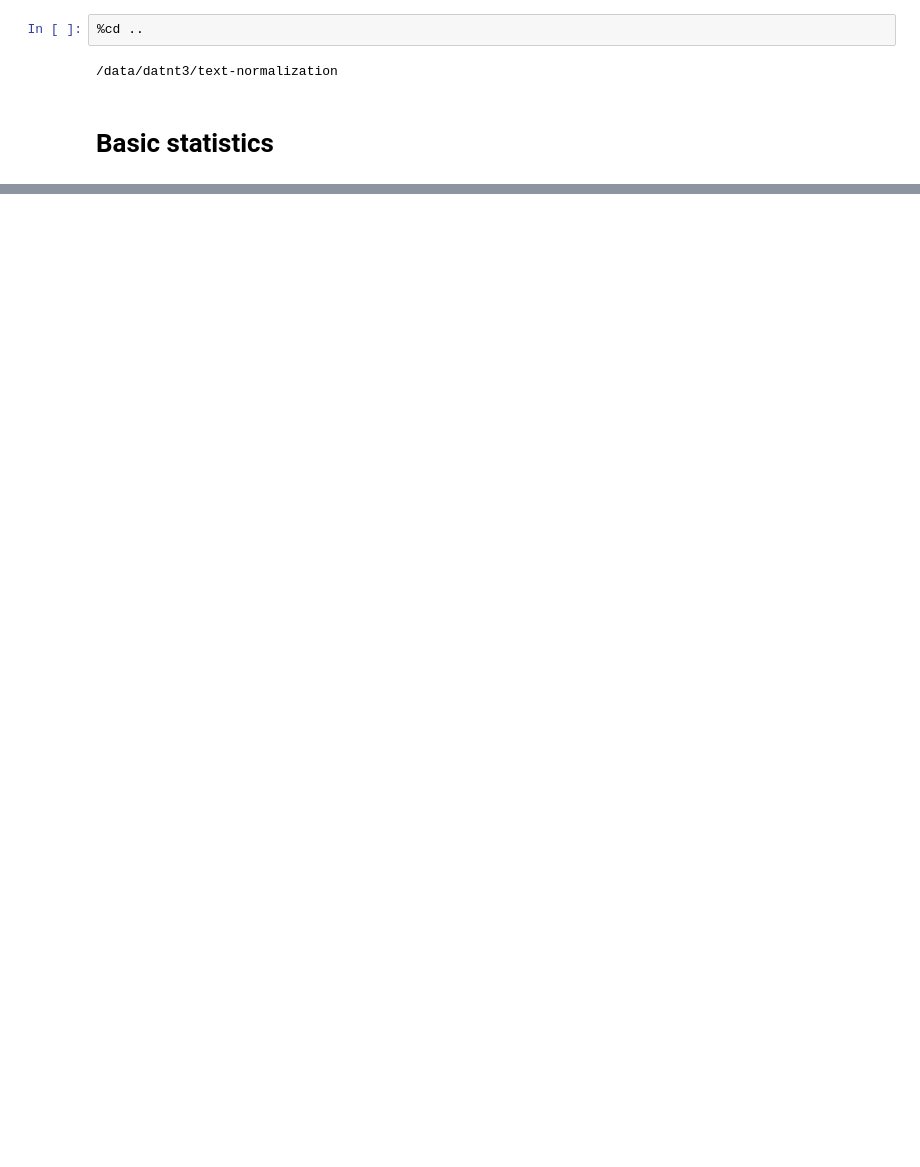
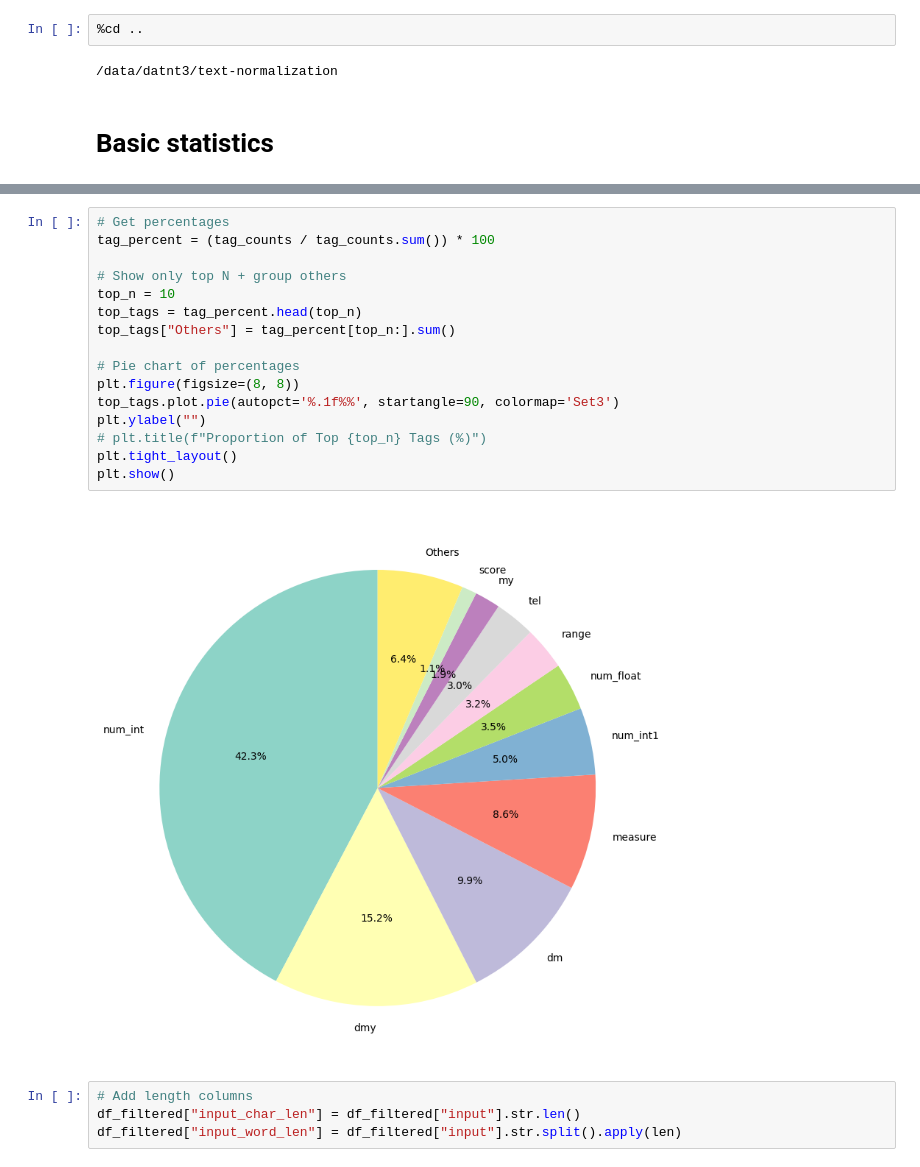
Before and after one commit to datnt3/text-normalization, a Jupyter notebook: notebooks/eda.ipynb, the cells around one changed output, grey strips where cells are left out. Saved outputs shown, nothing was run; the diff lists cells and outputs as text; blank space fills up the shorter version.

```diff
--- a/notebooks/eda.ipynb
+++ b/notebooks/eda.ipynb
@@ -90,0 +97,22 @@ TypeError: '<' not supported between instances of 'NoneType' and 'int'
+# %%
+# Get percentages
+tag_percent = (tag_counts / tag_counts.sum()) * 100
+
+# Show only top N + group others
+top_n = 10
+top_tags = tag_percent.head(top_n)
+top_tags["Others"] = tag_percent[top_n:].sum()
+
+# Pie chart of percentages
+plt.figure(figsize=(8, 8))
+top_tags.plot.pie(autopct='%.1f%%', startangle=90, colormap='Set3')
+plt.ylabel("")
+# plt.title(f"Proportion of Top {top_n} Tags (%)")
+plt.tight_layout()
+plt.show()
+# %% [output]
+[figure, added]
+# %%
+# Add length columns
+df_filtered["input_char_len"] = df_filtered["input"].str.len()
+df_filtered["input_word_len"] = df_filtered["input"].str.split().apply(len)
```
Also changed, not shown: parts of 31 cells of this notebook, 12 other files.
